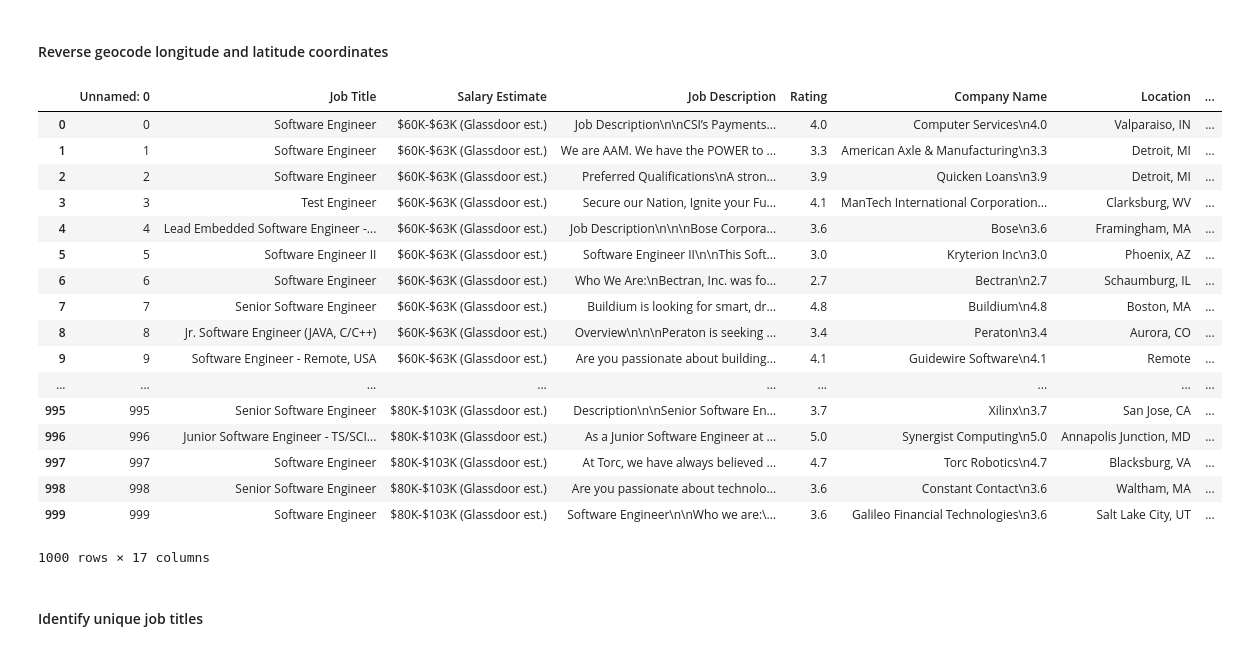
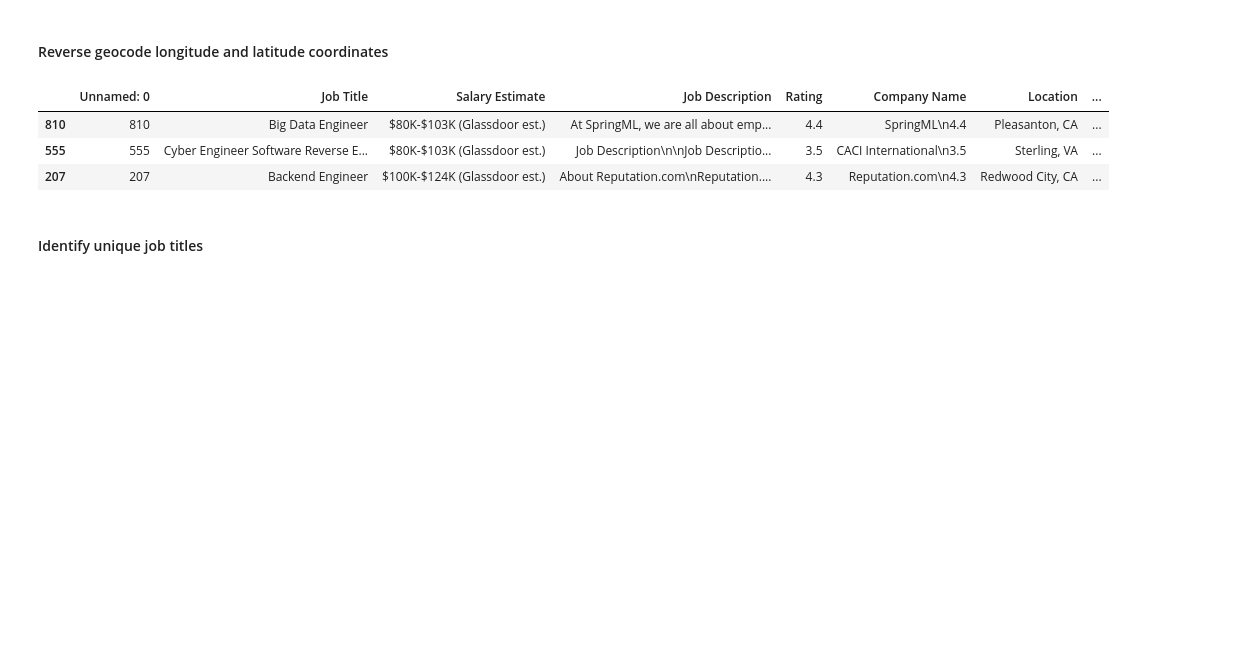
Before and after one commit to damehero/COGS108_Repo, a Jupyter notebook: FinalProject_group62.ipynb, the cells around one changed output. Saved outputs shown, nothing was run; the diff lists cells and outputs as text; code cells hidden in the pictures; blank space fills up the shorter version.

```diff
--- a/FinalProject_group62.ipynb
+++ b/FinalProject_group62.ipynb
@@ -56,26 +62,12 @@ for i in range(len(df_cs.Location)):
         lat = None
         lng = None
 # %%
-df_cs
+df_cs.sample(3)
 # %% [output]
 |  | Unnamed: 0 | Job Title | Salary Estimate | Job Description | Rating | Company Name | Location | ... |
-| 0 | 0 | Software Engineer | $60K-$63K (Glassdoor est.) | Job Description\n\nCSI’s Payments... | 4.0 | Computer Services\n4.0 | Valparaiso, IN | ... |
-| 1 | 1 | Software Engineer | $60K-$63K (Glassdoor est.) | We are AAM. We have the POWER to ... | 3.3 | American Axle & Manufacturing\n3.3 | Detroit, MI | ... |
-| 2 | 2 | Software Engineer | $60K-$63K (Glassdoor est.) | Preferred Qualifications\nA stron... | 3.9 | Quicken Loans\n3.9 | Detroit, MI | ... |
-| 3 | 3 | Test Engineer | $60K-$63K (Glassdoor est.) | Secure our Nation, Ignite your Fu... | 4.1 | ManTech International Corporation... | Clarksburg, WV | ... |
-| 4 | 4 | Lead Embedded Software Engineer -... | $60K-$63K (Glassdoor est.) | Job Description\n\n\nBose Corpora... | 3.6 | Bose\n3.6 | Framingham, MA | ... |
-| 5 | 5 | Software Engineer II | $60K-$63K (Glassdoor est.) | Software Engineer II\n\nThis Soft... | 3.0 | Kryterion Inc\n3.0 | Phoenix, AZ | ... |
-| 6 | 6 | Software Engineer | $60K-$63K (Glassdoor est.) | Who We Are:\nBectran, Inc. was fo... | 2.7 | Bectran\n2.7 | Schaumburg, IL | ... |
-| 7 | 7 | Senior Software Engineer | $60K-$63K (Glassdoor est.) | Buildium is looking for smart, dr... | 4.8 | Buildium\n4.8 | Boston, MA | ... |
-| 8 | 8 | Jr. Software Engineer (JAVA, C/C++) | $60K-$63K (Glassdoor est.) | Overview\n\n\nPeraton is seeking ... | 3.4 | Peraton\n3.4 | Aurora, CO | ... |
-| 9 | 9 | Software Engineer - Remote, USA | $60K-$63K (Glassdoor est.) | Are you passionate about building... | 4.1 | Guidewire Software\n4.1 | Remote | ... |
-| ... | ... | ... | ... | ... | ... | ... | ... | ... |
-| 995 | 995 | Senior Software Engineer | $80K-$103K (Glassdoor est.) | Description\n\nSenior Software En... | 3.7 | Xilinx\n3.7 | San Jose, CA | ... |
-| 996 | 996 | Junior Software Engineer - TS/SCI... | $80K-$103K (Glassdoor est.) | As a Junior Software Engineer at ... | 5.0 | Synergist Computing\n5.0 | Annapolis Junction, MD | ... |
-| 997 | 997 | Software Engineer | $80K-$103K (Glassdoor est.) | At Torc, we have always believed ... | 4.7 | Torc Robotics\n4.7 | Blacksburg, VA | ... |
-| 998 | 998 | Senior Software Engineer | $80K-$103K (Glassdoor est.) | Are you passionate about technolo... | 3.6 | Constant Contact\n3.6 | Waltham, MA | ... |
-| 999 | 999 | Software Engineer | $80K-$103K (Glassdoor est.) | Software Engineer\n\nWho we are:\... | 3.6 | Galileo Financial Technologies\n3.6 | Salt Lake City, UT | ... |
+| 810 | 810 | Big Data Engineer | $80K-$103K (Glassdoor est.) | At SpringML, we are all about emp... | 4.4 | SpringML\n4.4 | Pleasanton, CA | ... |
+| 555 | 555 | Cyber Engineer Software Reverse E... | $80K-$103K (Glassdoor est.) | Job Description\n\nJob Descriptio... | 3.5 | CACI International\n3.5 | Sterling, VA | ... |
+| 207 | 207 | Backend Engineer | $100K-$124K (Glassdoor est.) | About Reputation.com\nReputation.... | 4.3 | Reputation.com\n4.3 | Redwood City, CA | ... |
-1000 rows × 17 columns
 # %%
 df_cs = df_cs.drop('Unnamed: 0', axis = 1) # Remove 'unnamed' column
 # %% [markdown]
```
Also changed, not shown: parts of 58 cells of this notebook.
